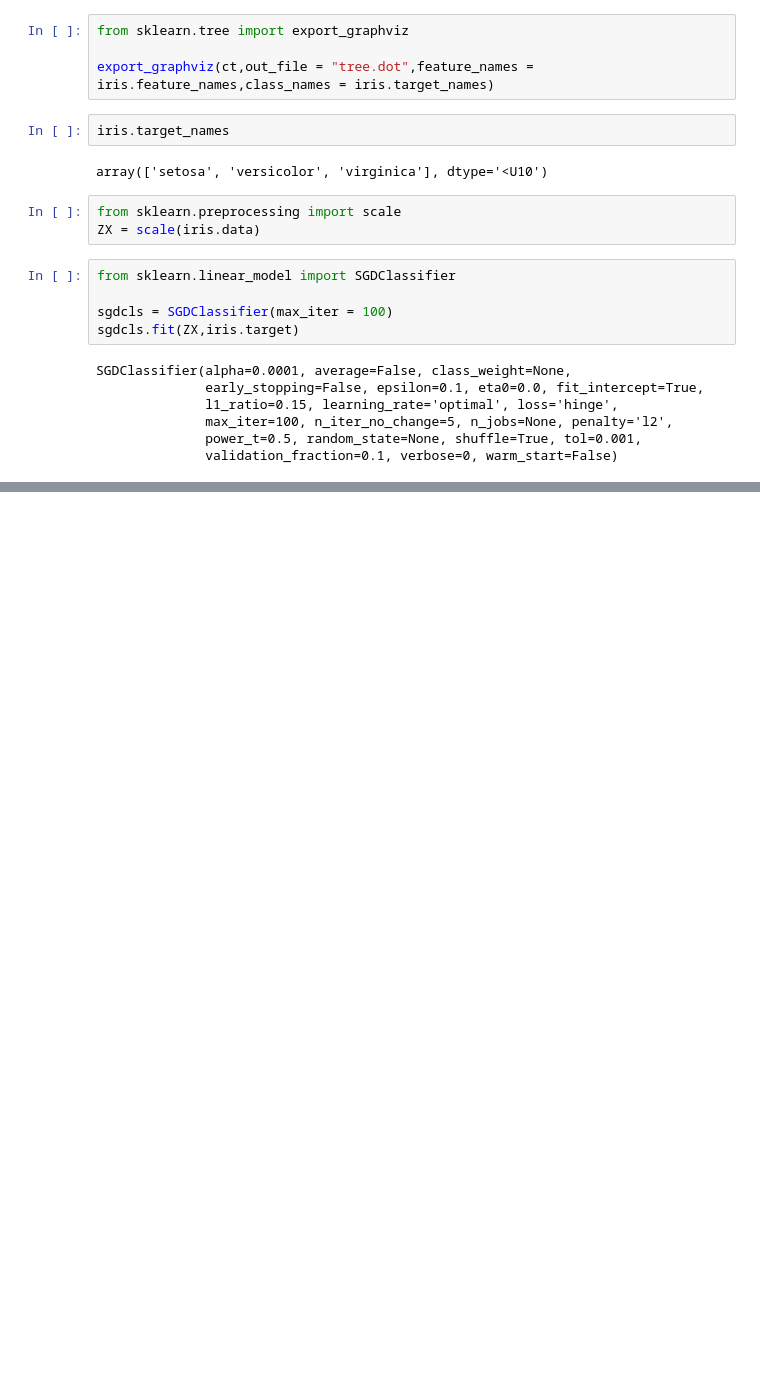
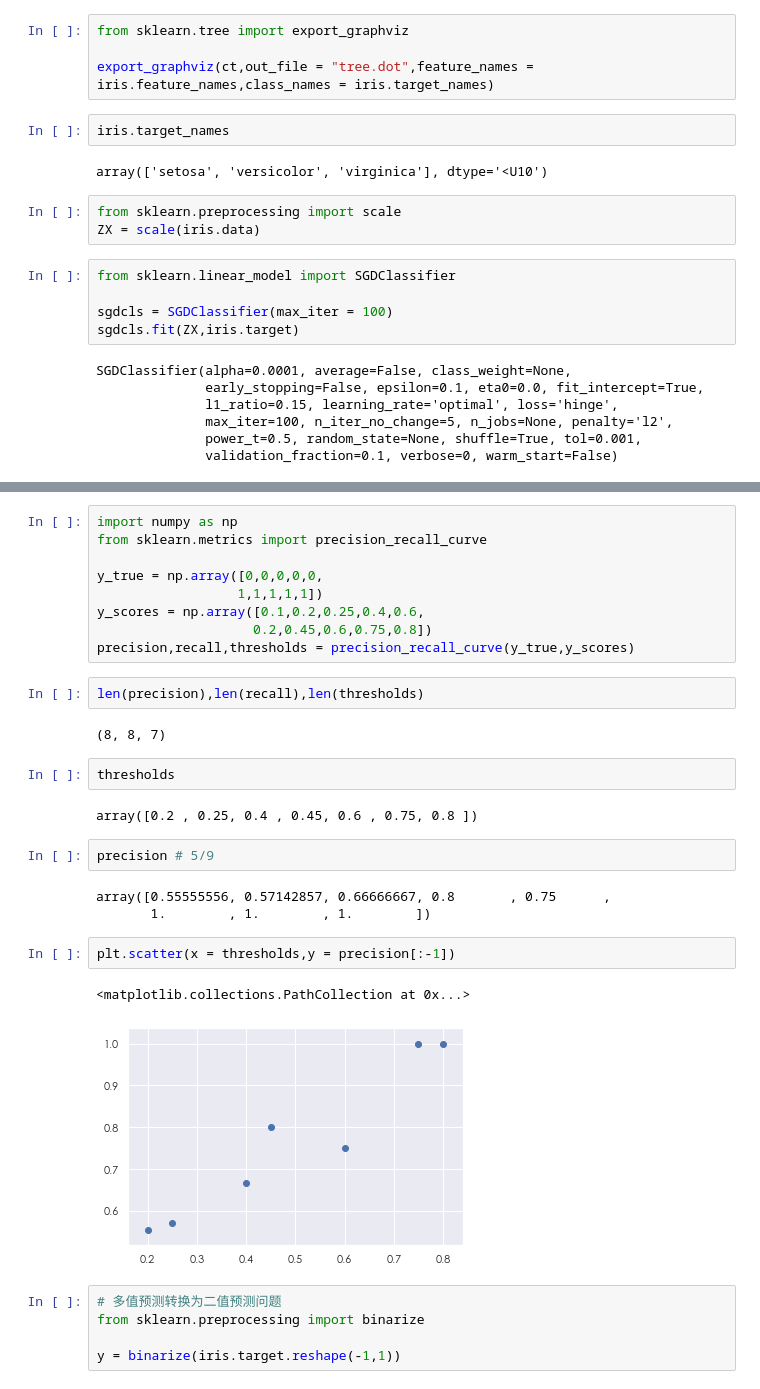
Before and after one commit to IamZY/DataAnalysis, a Jupyter notebook: pandas/Python数据挖掘.ipynb, the cells around one changed output, grey strips where cells are left out. Cells and saved outputs as stored; diff of their text form; blank space fills up the shorter version.

```diff
--- a/pandas/Python数据挖掘.ipynb
+++ b/pandas/Python数据挖掘.ipynb
@@ -1050,0 +1178,32 @@ array([[  11.21516635,  -14.54875106, -123.28270633],
+# %%
+import numpy as np
+from sklearn.metrics import precision_recall_curve
+
+y_true = np.array([0,0,0,0,0,
+                  1,1,1,1,1])
+y_scores = np.array([0.1,0.2,0.25,0.4,0.6,
+                    0.2,0.45,0.6,0.75,0.8])
+precision,recall,thresholds = precision_recall_curve(y_true,y_scores)
+# %%
+len(precision),len(recall),len(thresholds)
+# %% [output]
+(8, 8, 7)
+# %%
+thresholds
+# %% [output]
+array([0.2 , 0.25, 0.4 , 0.45, 0.6 , 0.75, 0.8 ])
+# %%
+precision # 5/9
+# %% [output]
+array([0.55555556, 0.57142857, 0.66666667, 0.8       , 0.75      ,
+       1.        , 1.        , 1.        ])
+# %%
+plt.scatter(x = thresholds,y = precision[:-1])
+# %% [output]
+<matplotlib.collections.PathCollection at 0x...>
+[figure, added]
+# %%
+# 多值预测转换为二值预测问题
+from sklearn.preprocessing import binarize
+
+y = binarize(iris.target.reshape(-1,1))
```
Also changed, not shown: parts of 47 cells of this notebook, 1 other file.
